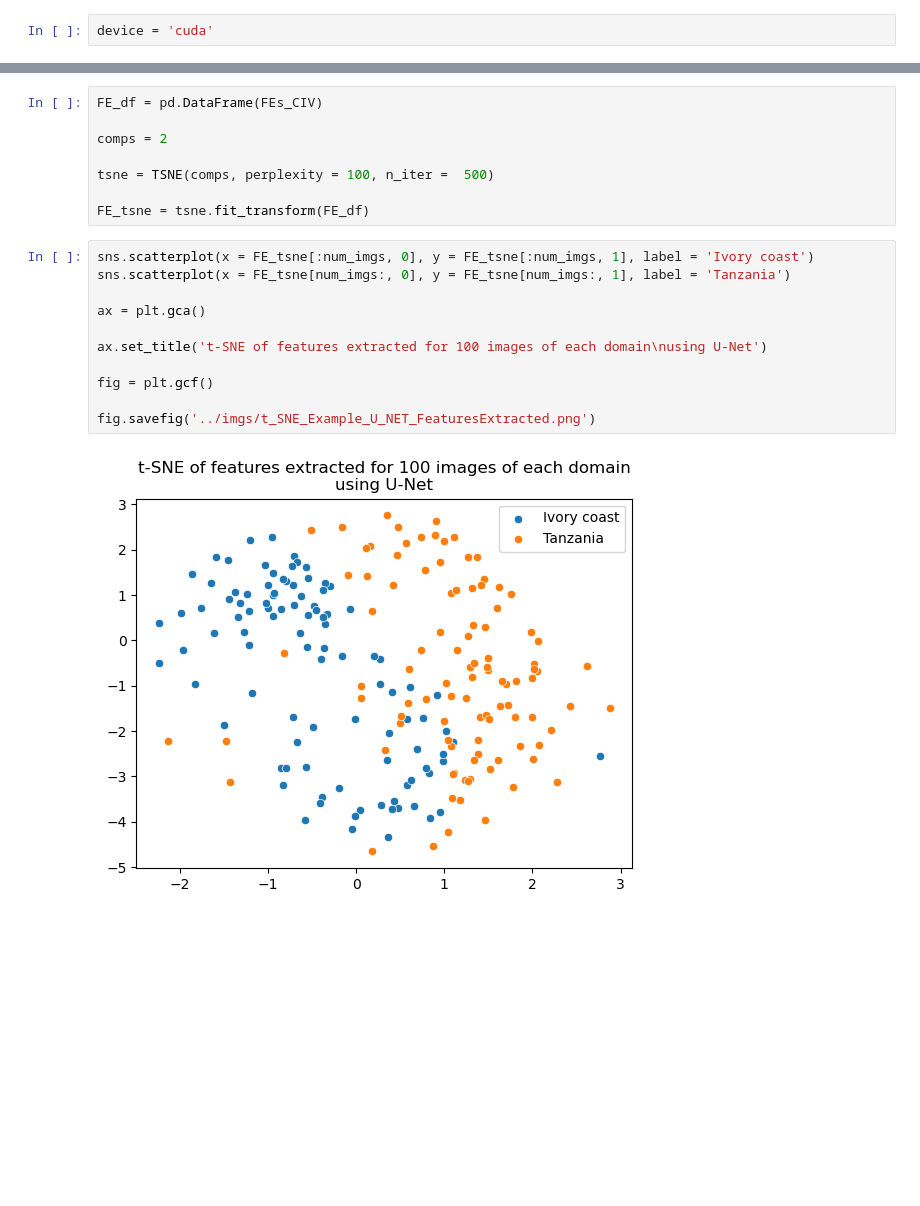
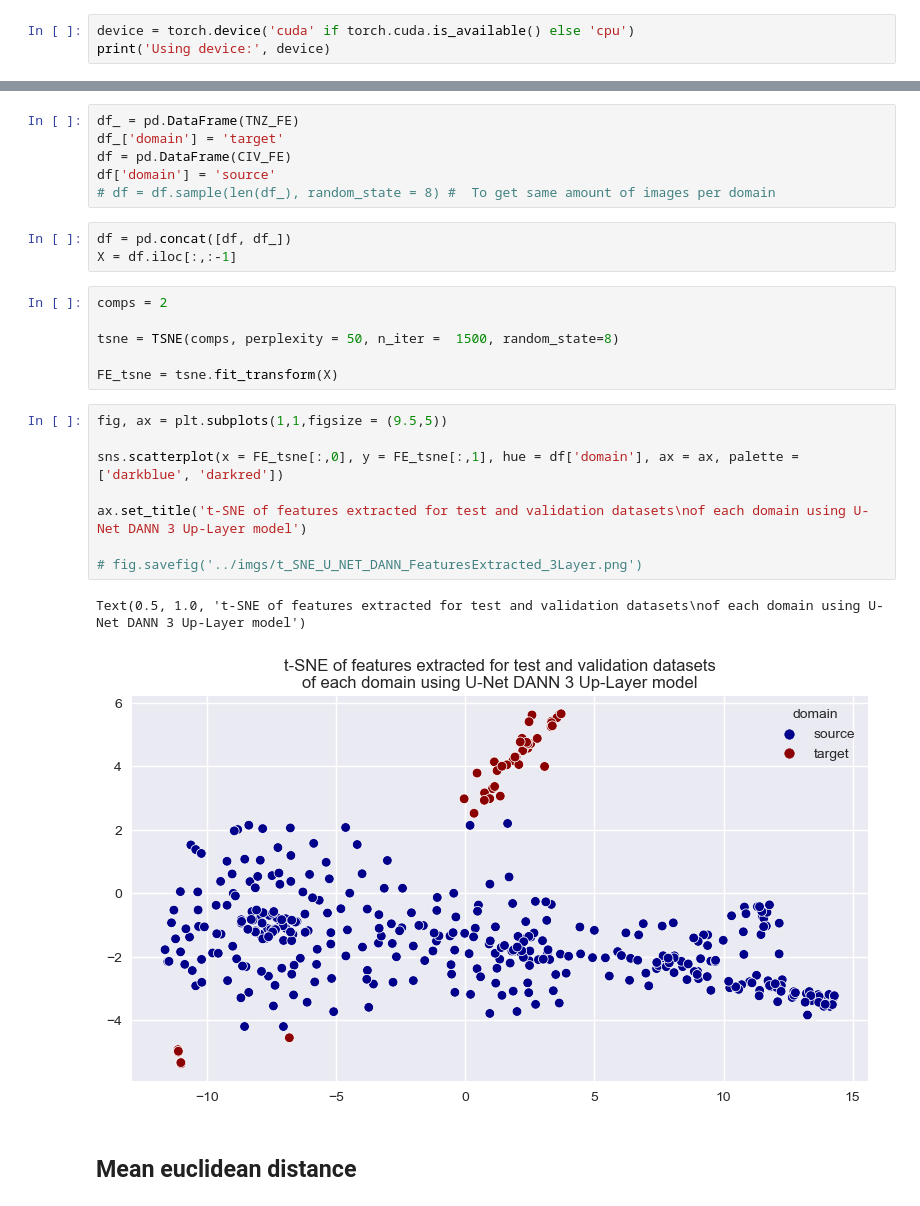
Before and after one commit to mdominguezd/DomainAdaptationCashewCropMapping_MGIThesis, a Jupyter notebook: 05_Performance assessment/05_01_EvaluationOfDistributionShift.ipynb, the cells around one changed output, grey strips where cells are left out. Saved outputs shown, nothing was run; the diff lists cells and outputs as text; blank space fills up the shorter version.

Commit message:
Updated assessment notebooks to work on local device

```diff
--- a/05_Performance assessment/05_01_EvaluationOfDistributionShift.ipynb
+++ b/05_Performance assessment/05_01_EvaluationOfDistributionShift.ipynb
@@ -19,2 +26,3 @@ from U_Net import *
 # %%
-device = 'cuda'
+device = torch.device('cuda' if torch.cuda.is_available() else 'cpu')
+print('Using device:', device)
@@ -65,21 +162,28 @@ FE_df = pd.DataFrame(FEs_CIV)
+# %%
+df_ = pd.DataFrame(TNZ_FE)
+df_['domain'] = 'target'
+df = pd.DataFrame(CIV_FE)
+df['domain'] = 'source'
+# df = df.sample(len(df_), random_state = 8) #  To get same amount of images per domain
+# %%
+df = pd.concat([df, df_])
+X = df.iloc[:,:-1]
 # %%
-FE_df = pd.DataFrame(FEs_CIV)
-
 comps = 2
 
-tsne = TSNE(comps, perplexity = 100, n_iter =  500)
+tsne = TSNE(comps, perplexity = 50, n_iter =  1500, random_state=8)
 
-FE_tsne = tsne.fit_transform(FE_df)
+FE_tsne = tsne.fit_transform(X)
 # %%
-sns.scatterplot(x = FE_tsne[:num_imgs, 0], y = FE_tsne[:num_imgs, 1], label = 'Ivory coast')
-sns.scatterplot(x = FE_tsne[num_imgs:, 0], y = FE_tsne[num_imgs:, 1], label = 'Tanzania')
+fig, ax = plt.subplots(1,1,figsize = (9.5,5))
 
-ax = plt.gca()
+sns.scatterplot(x = FE_tsne[:,0], y = FE_tsne[:,1], hue = df['domain'], ax = ax, palette = ['darkblue', 'darkred'])
 
-ax.set_title('t-SNE of features extracted for 100 images of each domain\nusing U-Net')
+ax.set_title('t-SNE of features extracted for test and validation datasets\nof each domain using U-Net DANN 3 Up-Layer model')
 
-fig = plt.gcf()
-
-fig.savefig('../imgs/t_SNE_Example_U_NET_FeaturesExtracted.png')
+# fig.savefig('../imgs/t_SNE_U_NET_DANN_FeaturesExtracted_3Layer.png')
 # %% [output]
+Text(0.5, 1.0, 't-SNE of features extracted for test and validation datasets\nof each domain using U-Net DANN 3 Up-Layer model')
-[figure, old version]
+[figure, new version]
+# %% [markdown]
+## Mean euclidean distance
```
Also changed, not shown: parts of 14 cells of this notebook, 1 other file.
